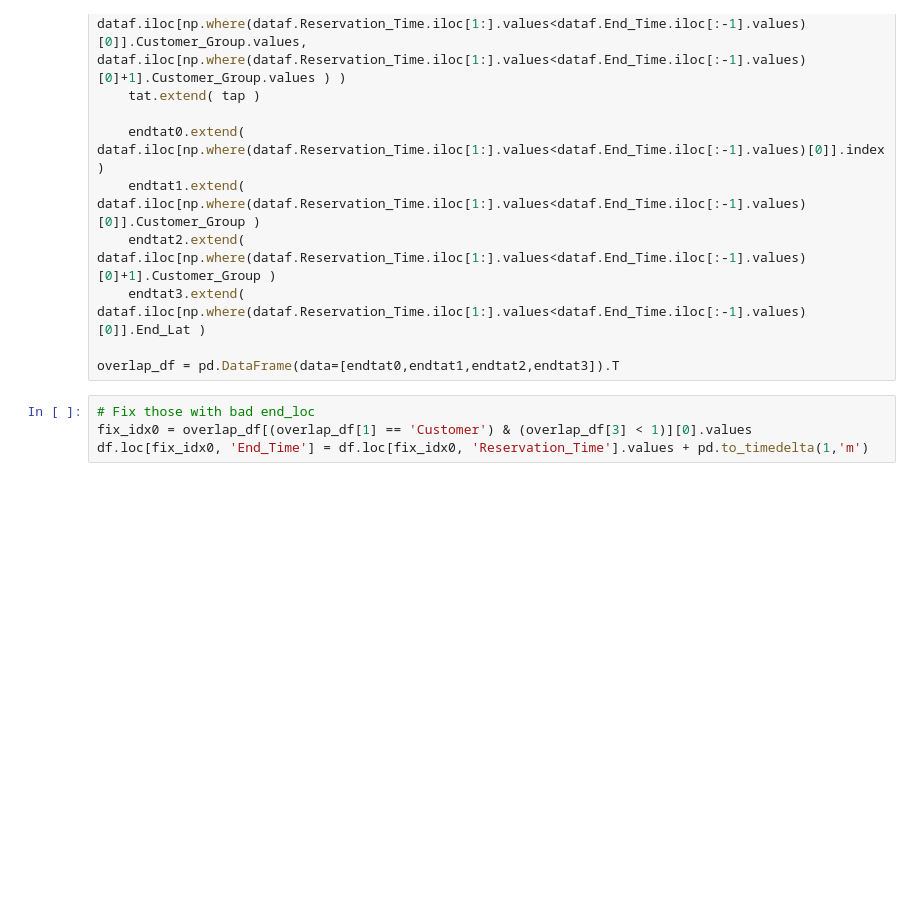
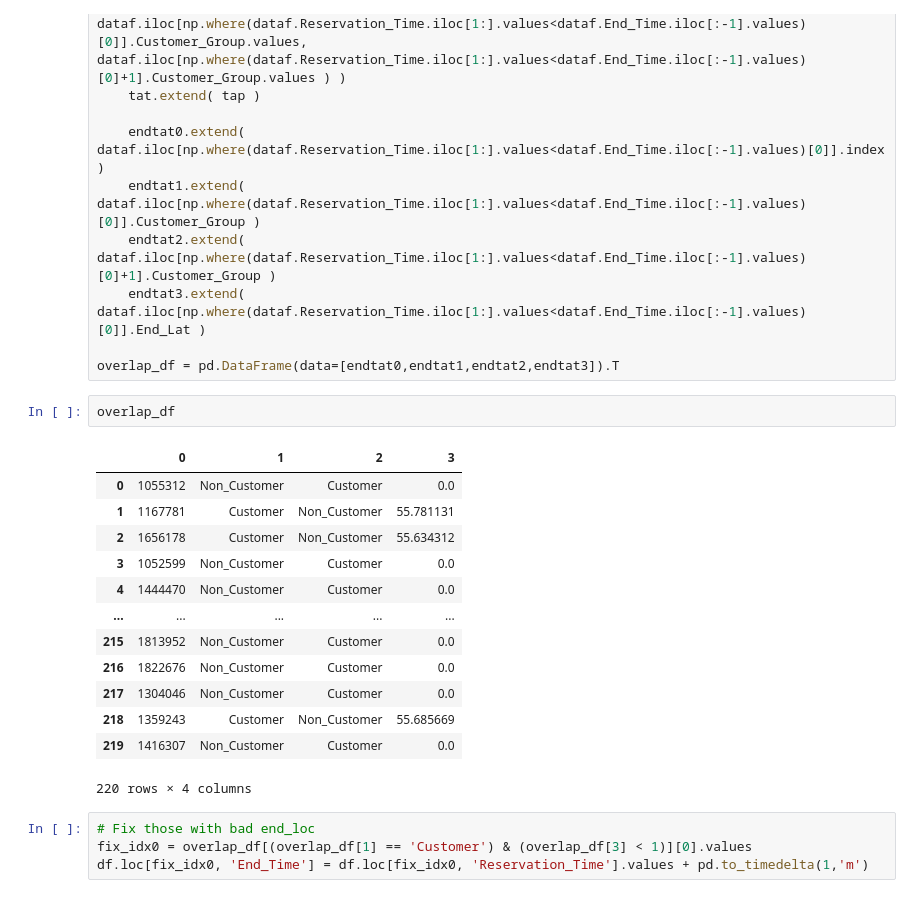
Before and after one commit to Bogeluno/GNN_Thesis, a Jupyter notebook: notebooks/Newdata.ipynb, the cells around one changed output. Saved outputs shown, nothing was run; the diff lists cells and outputs as text; blank space fills up the shorter version.

```diff
--- a/notebooks/Newdata.ipynb
+++ b/notebooks/Newdata.ipynb
@@ -177,6 +177,22 @@ for car,dataf in CarID_dict.items():
     endtat3.extend( dataf.iloc[np.where(dataf.Reservation_Time.iloc[1:].values<dataf.End_Time.iloc[:-1].values)[0]].End_Lat )
 
 overlap_df = pd.DataFrame(data=[endtat0,endtat1,endtat2,endtat3]).T
+# %%
+overlap_df
+# %% [output]
+|  | 0 | 1 | 2 | 3 |
+| 0 | 1055312 | Non_Customer | Customer | 0.0 |
+| 1 | 1167781 | Customer | Non_Customer | 55.781131 |
+| 2 | 1656178 | Customer | Non_Customer | 55.634312 |
+| 3 | 1052599 | Non_Customer | Customer | 0.0 |
+| 4 | 1444470 | Non_Customer | Customer | 0.0 |
+| ... | ... | ... | ... | ... |
+| 215 | 1813952 | Non_Customer | Customer | 0.0 |
+| 216 | 1822676 | Non_Customer | Customer | 0.0 |
+| 217 | 1304046 | Non_Customer | Customer | 0.0 |
+| 218 | 1359243 | Customer | Non_Customer | 55.685669 |
+| 219 | 1416307 | Non_Customer | Customer | 0.0 |
+220 rows × 4 columns
 # %%
 # Fix those with bad end_loc
 fix_idx0 = overlap_df[(overlap_df[1] == 'Customer') & (overlap_df[3] < 1)][0].values
```
Also changed, not shown: parts of 4 cells of this notebook, 3 other files.
